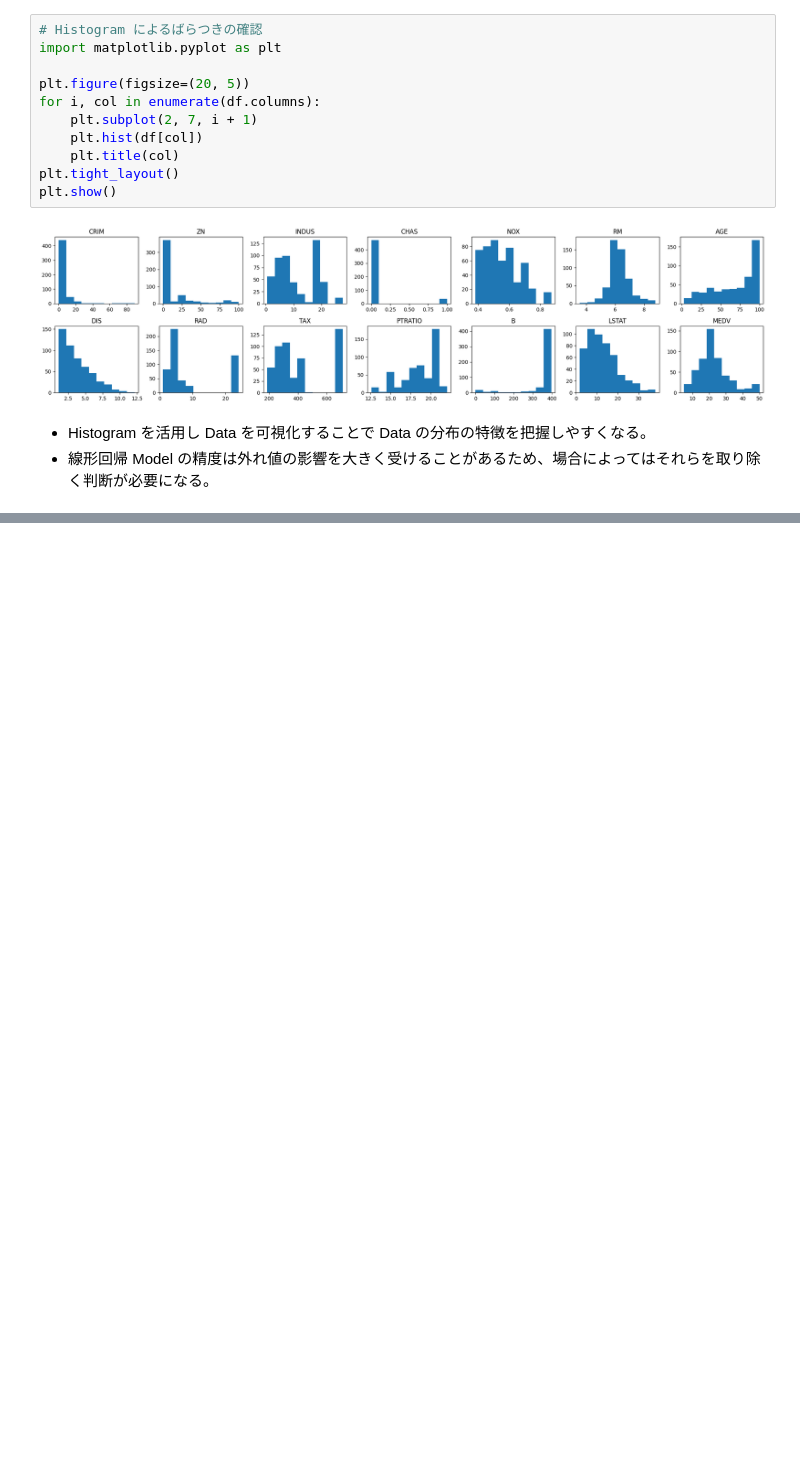
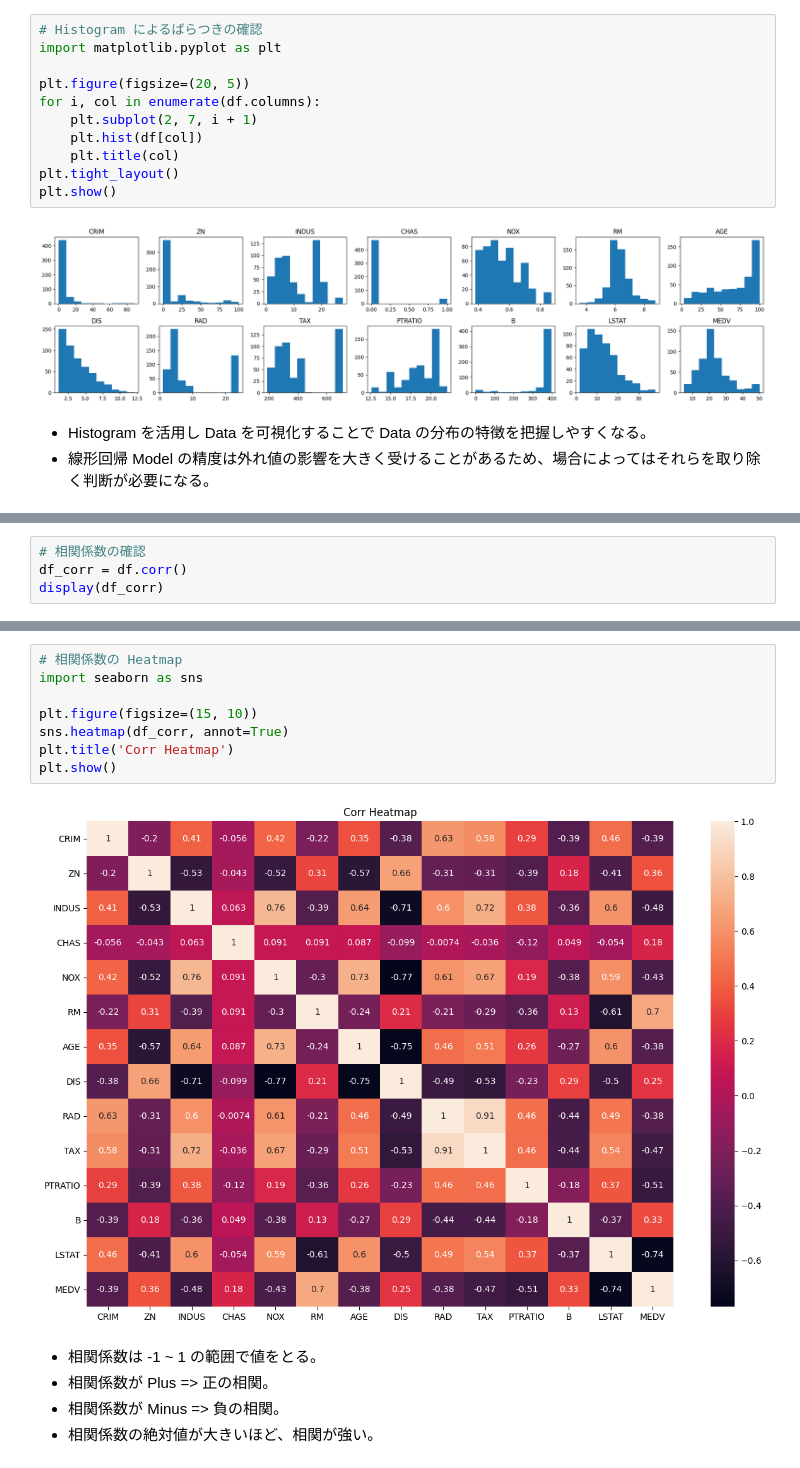
Before and after one commit to 1024xx4/ai_model_building_100, a Jupyter notebook: section04/section04.ipynb, the cells around one changed output, grey strips where cells are left out. Saved outputs shown, nothing was run; the diff lists cells and outputs as text; blank space fills up the shorter version.

```diff
--- a/section04/section04.ipynb
+++ b/section04/section04.ipynb
@@ -88,0 +104,4 @@ plt.show()
+# %%
+# 相関係数の確認
+df_corr = df.corr()
+display(df_corr)
@@ -88,0 +124,15 @@ plt.show()
+# %%
+# 相関係数の Heatmap
+import seaborn as sns
+
+plt.figure(figsize=(15, 10))
+sns.heatmap(df_corr, annot=True)
+plt.title('Corr Heatmap')
+plt.show()
+# %% [output]
+[figure, added]
+# %% [markdown]
+- 相関係数は -1 ~ 1 の範囲で値をとる。
+- 相関係数が Plus  => 正の相関。
+- 相関係数が Minus => 負の相関。
+- 相関係数の絶対値が大きいほど、相関が強い。
```
Also changed, not shown: parts of 2 cells of this notebook.
